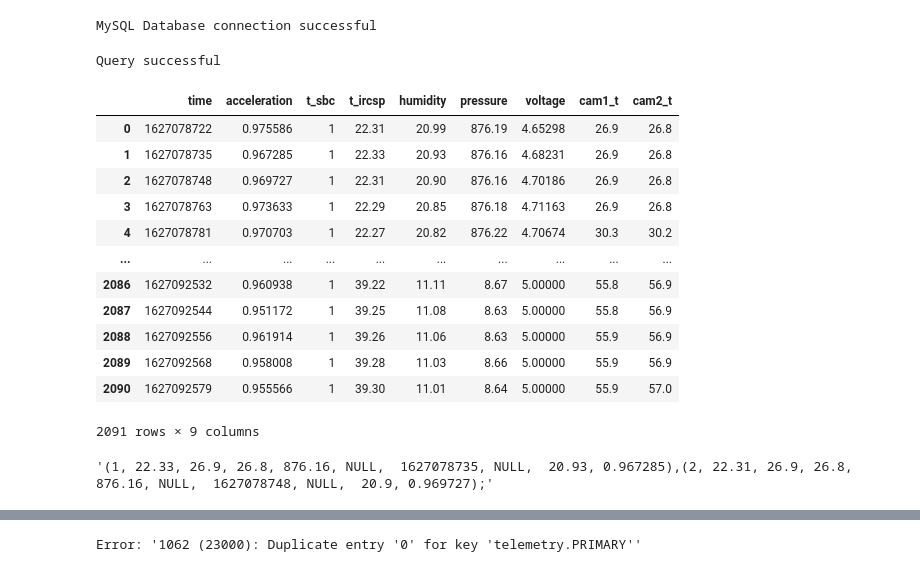
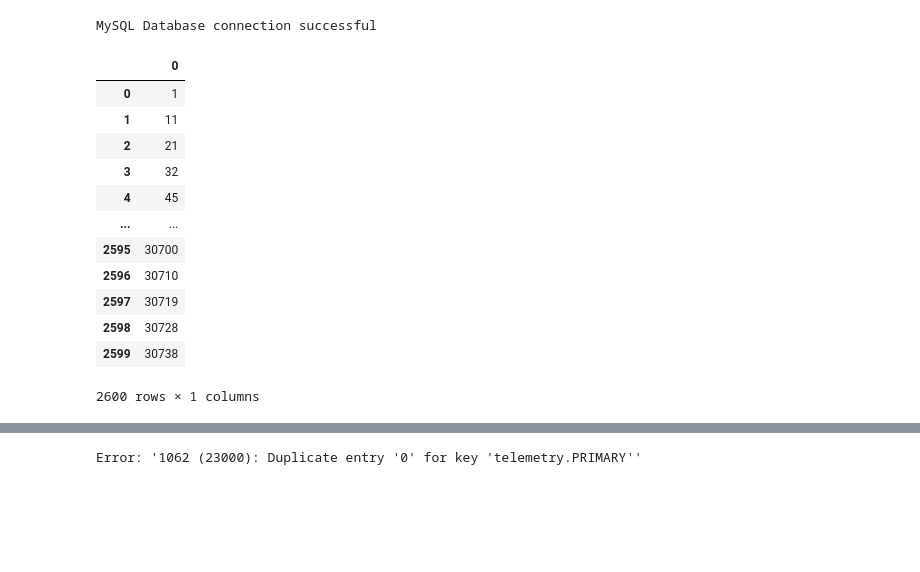
Before and after one commit to Polarization-Lab/IRCSP-Payload, a Jupyter notebook: DataManagement/make_database.ipynb, the cells around one changed output, grey strips where cells are left out. Drawn from its saved outputs; the diff is of its cells as text; code cells hidden in the pictures; blank space fills up the shorter version.

```diff
--- a/DataManagement/make_database.ipynb
+++ b/DataManagement/make_database.ipynb
@@ -32,28 +18,19 @@ CREATE TABLE telemetry (
-# %%
-# Execute query to create telemetry table
-execute_query(connection, create_telem_table) # Execute our defined query
-# %% [output]
-Query successful
 # %%
 #import telemetry data into df then
-telem_data = pd.read_csv("/Volumes/KESU/image_data/telemetry.csv")
+telem_data = pd.read_csv("/Users/kirahart/Dropbox/camel.csv", header = None)
+telem = pd.read_csv("/Users/kirahart/Dropbox/cam_data.csv")
 telem_data
 # %% [output]
-|  | time | acceleration | t_sbc | t_ircsp | humidity | pressure | voltage | cam1_t | cam2_t |
-| 0 | 1627078722 | 0.975586 | 1 | 22.31 | 20.99 | 876.19 | 4.65298 | 26.9 | 26.8 |
-| 1 | 1627078735 | 0.967285 | 1 | 22.33 | 20.93 | 876.16 | 4.68231 | 26.9 | 26.8 |
-| 2 | 1627078748 | 0.969727 | 1 | 22.31 | 20.90 | 876.16 | 4.70186 | 26.9 | 26.8 |
-| 3 | 1627078763 | 0.973633 | 1 | 22.29 | 20.85 | 876.18 | 4.71163 | 26.9 | 26.8 |
-| 4 | 1627078781 | 0.970703 | 1 | 22.27 | 20.82 | 876.22 | 4.70674 | 30.3 | 30.2 |
-| ... | ... | ... | ... | ... | ... | ... | ... | ... | ... |
-| 2086 | 1627092532 | 0.960938 | 1 | 39.22 | 11.11 | 8.67 | 5.00000 | 55.8 | 56.9 |
-| 2087 | 1627092544 | 0.951172 | 1 | 39.25 | 11.08 | 8.63 | 5.00000 | 55.8 | 56.9 |
-| 2088 | 1627092556 | 0.961914 | 1 | 39.26 | 11.06 | 8.63 | 5.00000 | 55.9 | 56.9 |
-| 2089 | 1627092568 | 0.958008 | 1 | 39.28 | 11.03 | 8.66 | 5.00000 | 55.9 | 56.9 |
-| 2090 | 1627092579 | 0.955566 | 1 | 39.30 | 11.01 | 8.64 | 5.00000 | 55.9 | 57.0 |
+|  | 0 |
+| 0 | 1 |
+| 1 | 11 |
+| 2 | 21 |
+| 3 | 32 |
+| 4 | 45 |
+| ... | ... |
+| 2595 | 30700 |
+| 2596 | 30710 |
+| 2597 | 30719 |
+| 2598 | 30728 |
+| 2599 | 30738 |
-2091 rows × 9 columns
+2600 rows × 1 columns
-# %%
-new = make_telem_str(telem_data,1)+ make_telem_str(telem_data,2)
-new[:-1] +';'
-# %% [output]
-'(1, 22.33, 26.9, 26.8, 876.16, NULL,  1627078735, NULL,  20.93, 0.967285),(2, 22.31, 26.9, 26.8, 876.16, NULL,  1627078748, NULL,  20.9, 0.969727);'
```
Also changed, not shown: parts of 17 cells of this notebook, 4 other files.
